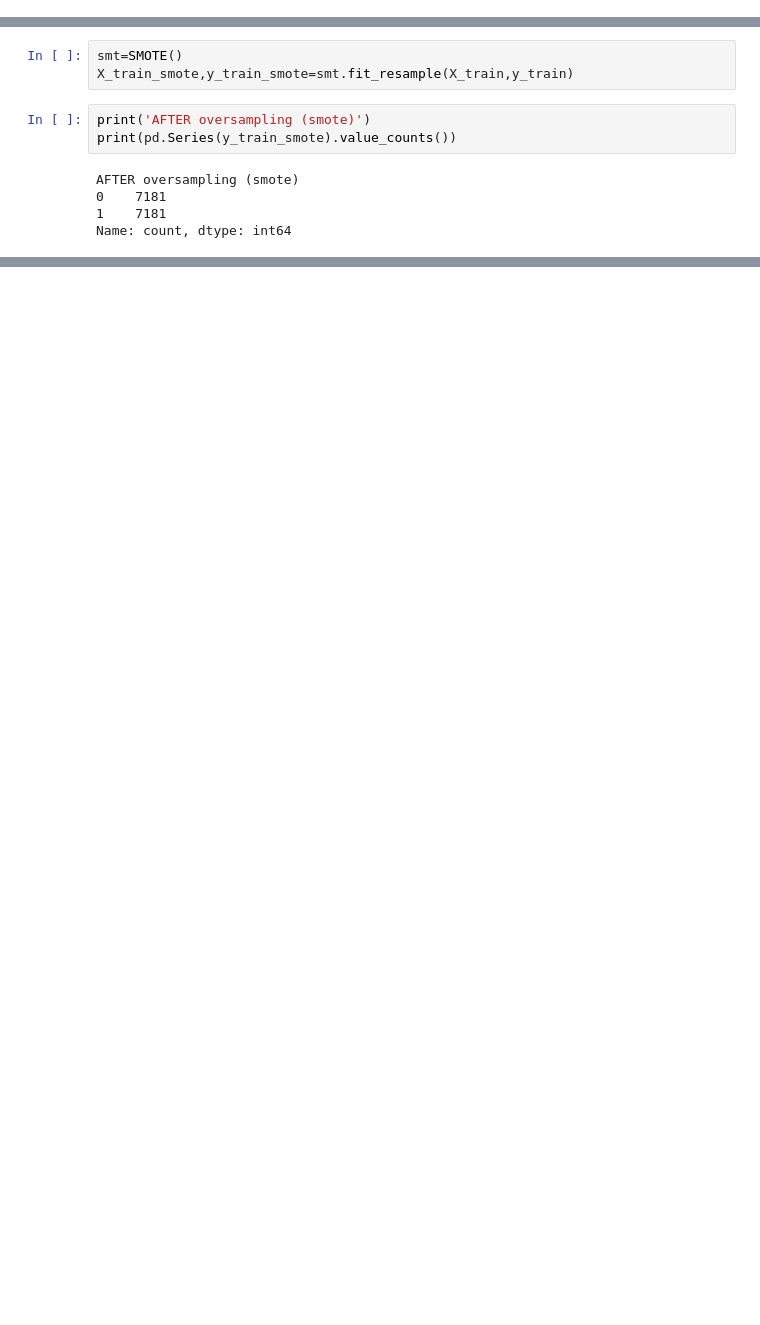
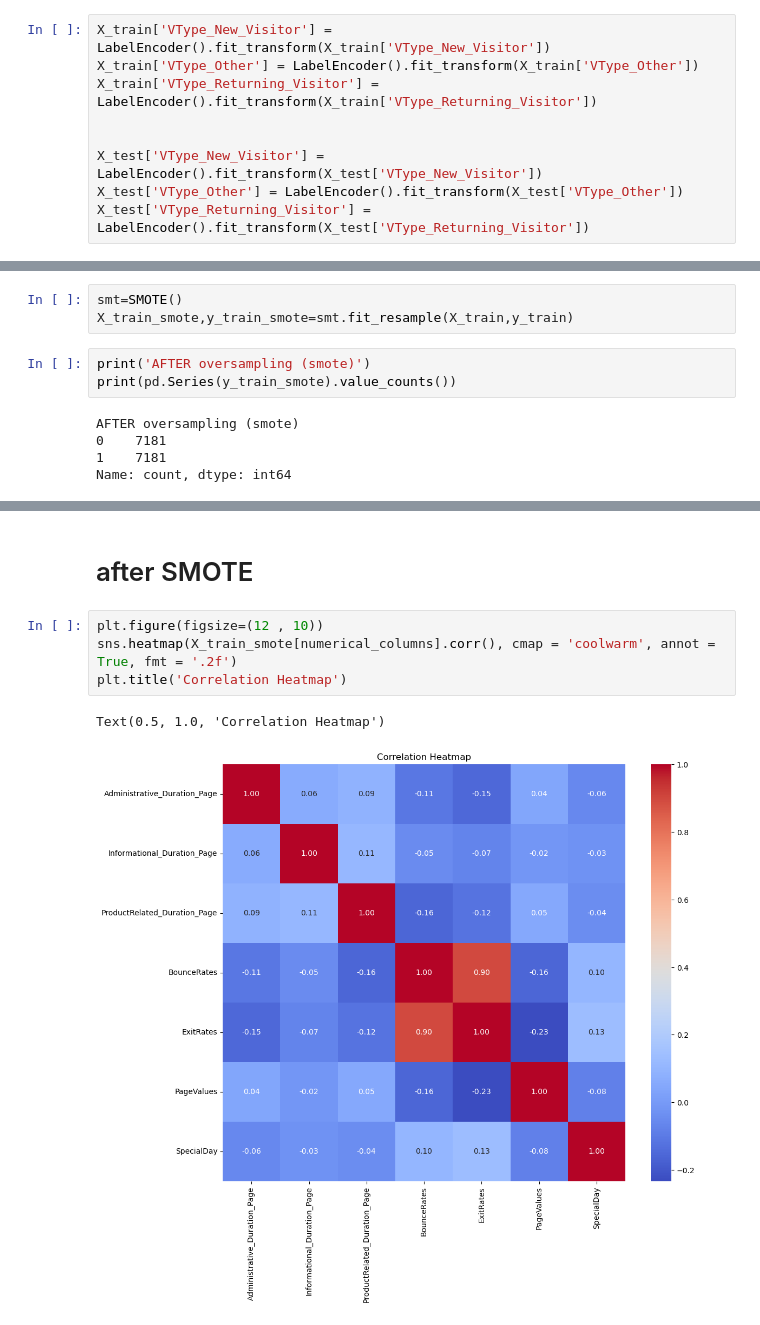
Before and after one commit to Opara19/ML_project03, a Jupyter notebook: ML_project3_test1.ipynb, the cells around one changed output, grey strips where cells are left out. Cells and saved outputs as stored; diff of their text form; blank space fills up the shorter version.

```diff
--- a/ML_project3_test1.ipynb
+++ b/ML_project3_test1.ipynb
@@ -276,0 +275,9 @@ X_train
+# %%
+X_train['VType_New_Visitor'] = LabelEncoder().fit_transform(X_train['VType_New_Visitor'])
+X_train['VType_Other'] = LabelEncoder().fit_transform(X_train['VType_Other'])
+X_train['VType_Returning_Visitor'] = LabelEncoder().fit_transform(X_train['VType_Returning_Visitor'])
+
+
+X_test['VType_New_Visitor'] = LabelEncoder().fit_transform(X_test['VType_New_Visitor'])
+X_test['VType_Other'] = LabelEncoder().fit_transform(X_test['VType_Other'])
+X_test['VType_Returning_Visitor'] = LabelEncoder().fit_transform(X_test['VType_Returning_Visitor'])
@@ -409,0 +429,9 @@ plt.scatter(km.cluster_centers_[:,0], km.cluster_centers_[:, 1], s = 50, c = 'bl
+# %% [markdown]
+# after SMOTE
+# %%
+plt.figure(figsize=(12 , 10))
+sns.heatmap(X_train_smote[numerical_columns].corr(), cmap = 'coolwarm', annot = True, fmt = '.2f')
+plt.title('Correlation Heatmap')
+# %% [output]
+Text(0.5, 1.0, 'Correlation Heatmap')
+[figure, added]
```
Also changed, not shown: parts of 45 cells of this notebook.
